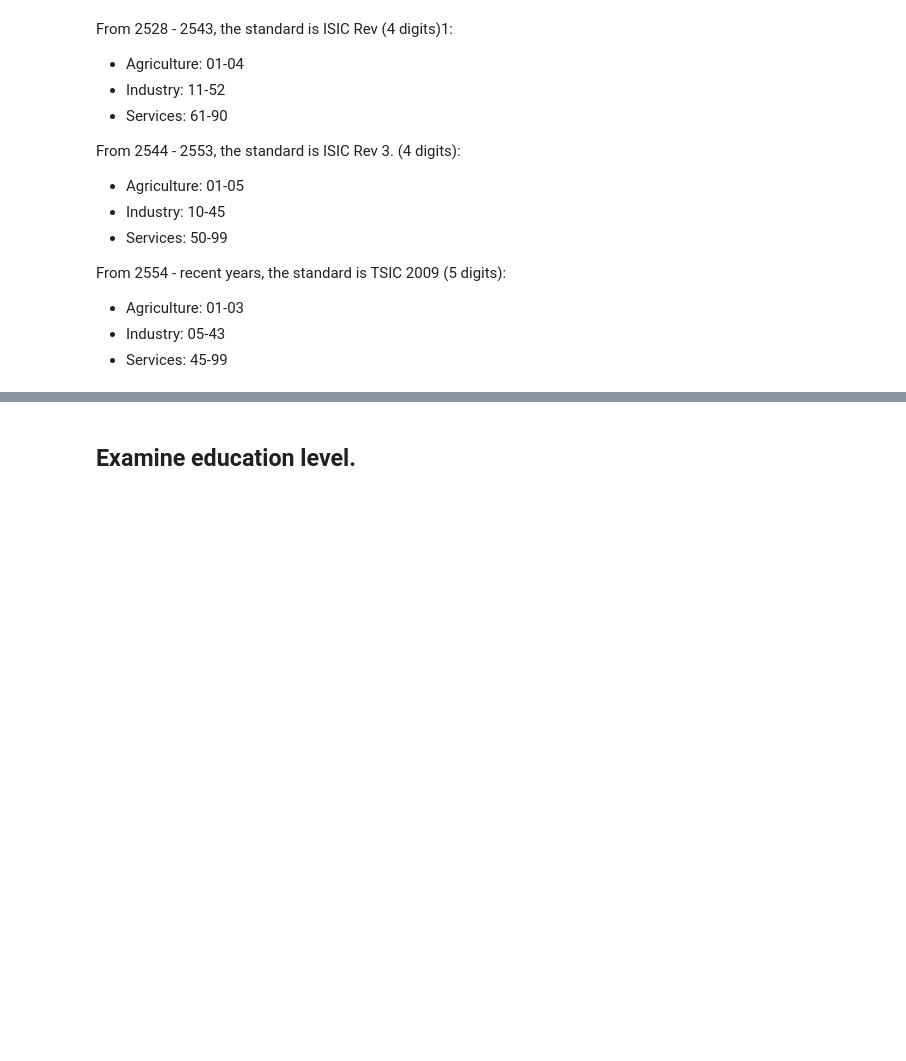
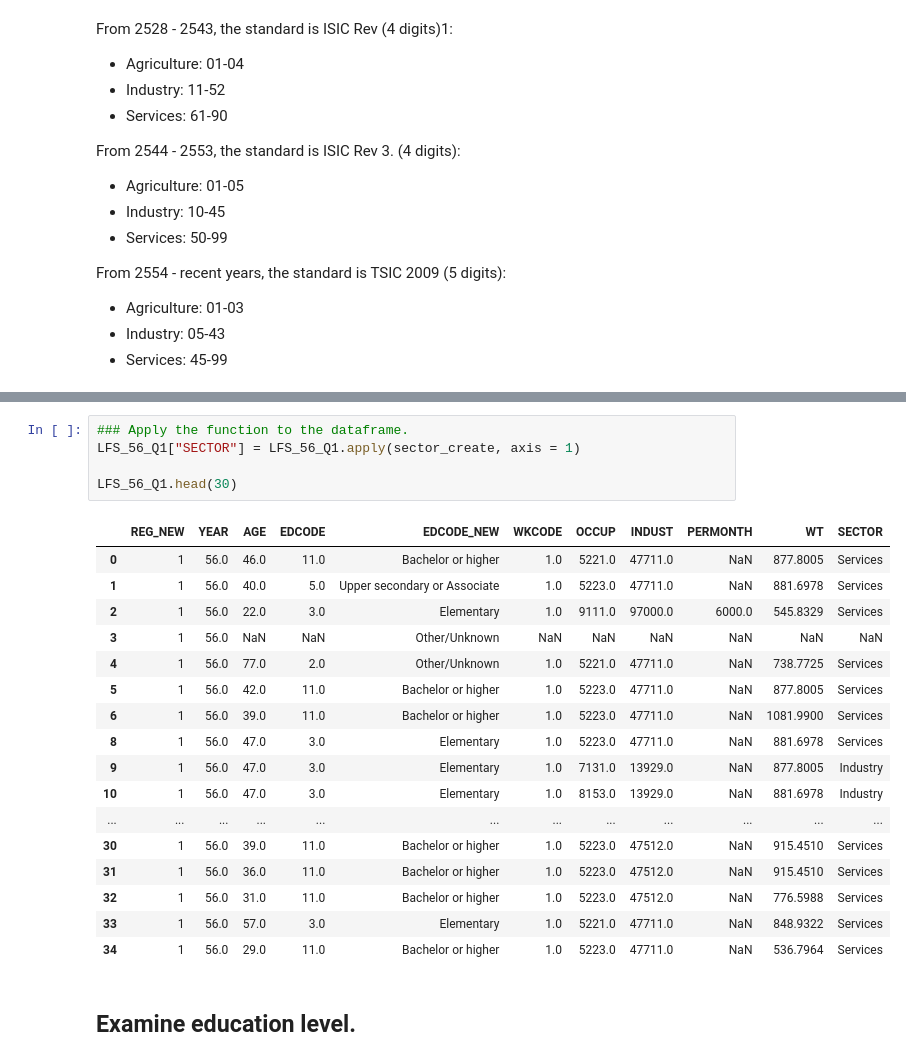
Before and after one commit to PhakphumJ/Thesis_code, a Jupyter notebook: LFS_code.ipynb, the cells around one changed output, grey strips where cells are left out. Cells and saved outputs as stored; diff of their text form; blank space fills up the shorter version.

Commit message:
def sector code function

```diff
--- a/LFS_code.ipynb
+++ b/LFS_code.ipynb
@@ -280,3 +329,26 @@ From 2554 - recent years, the standard is TSIC 2009 (5 digits):
+# %%
+### Apply the function to the dataframe.
+LFS_56_Q1["SECTOR"] = LFS_56_Q1.apply(sector_create, axis = 1)
+
+LFS_56_Q1.head(30)
+# %% [output]
+|  | REG_NEW | YEAR | AGE | EDCODE | EDCODE_NEW | WKCODE | OCCUP | INDUST | PERMONTH | WT | SECTOR |
+| 0 | 1 | 56.0 | 46.0 | 11.0 | Bachelor or higher | 1.0 | 5221.0 | 47711.0 | NaN | 877.8005 | Services |
+| 1 | 1 | 56.0 | 40.0 | 5.0 | Upper secondary or Associate | 1.0 | 5223.0 | 47711.0 | NaN | 881.6978 | Services |
+| 2 | 1 | 56.0 | 22.0 | 3.0 | Elementary | 1.0 | 9111.0 | 97000.0 | 6000.0 | 545.8329 | Services |
+| 3 | 1 | 56.0 | NaN | NaN | Other/Unknown | NaN | NaN | NaN | NaN | NaN | NaN |
+| 4 | 1 | 56.0 | 77.0 | 2.0 | Other/Unknown | 1.0 | 5221.0 | 47711.0 | NaN | 738.7725 | Services |
+| 5 | 1 | 56.0 | 42.0 | 11.0 | Bachelor or higher | 1.0 | 5223.0 | 47711.0 | NaN | 877.8005 | Services |
+| 6 | 1 | 56.0 | 39.0 | 11.0 | Bachelor or higher | 1.0 | 5223.0 | 47711.0 | NaN | 1081.9900 | Services |
+| 8 | 1 | 56.0 | 47.0 | 3.0 | Elementary | 1.0 | 5223.0 | 47711.0 | NaN | 881.6978 | Services |
+| 9 | 1 | 56.0 | 47.0 | 3.0 | Elementary | 1.0 | 7131.0 | 13929.0 | NaN | 877.8005 | Industry |
+| 10 | 1 | 56.0 | 47.0 | 3.0 | Elementary | 1.0 | 8153.0 | 13929.0 | NaN | 881.6978 | Industry |
+| ... | ... | ... | ... | ... | ... | ... | ... | ... | ... | ... | ... |
+| 30 | 1 | 56.0 | 39.0 | 11.0 | Bachelor or higher | 1.0 | 5223.0 | 47512.0 | NaN | 915.4510 | Services |
+| 31 | 1 | 56.0 | 36.0 | 11.0 | Bachelor or higher | 1.0 | 5223.0 | 47512.0 | NaN | 915.4510 | Services |
+| 32 | 1 | 56.0 | 31.0 | 11.0 | Bachelor or higher | 1.0 | 5223.0 | 47512.0 | NaN | 776.5988 | Services |
+| 33 | 1 | 56.0 | 57.0 | 3.0 | Elementary | 1.0 | 5221.0 | 47711.0 | NaN | 848.9322 | Services |
+| 34 | 1 | 56.0 | 29.0 | 11.0 | Bachelor or higher | 1.0 | 5223.0 | 47711.0 | NaN | 536.7964 | Services |
 # %% [markdown]
 ## Examine education level.
 # %%
```
Also changed, not shown: parts of 6 cells of this notebook.
